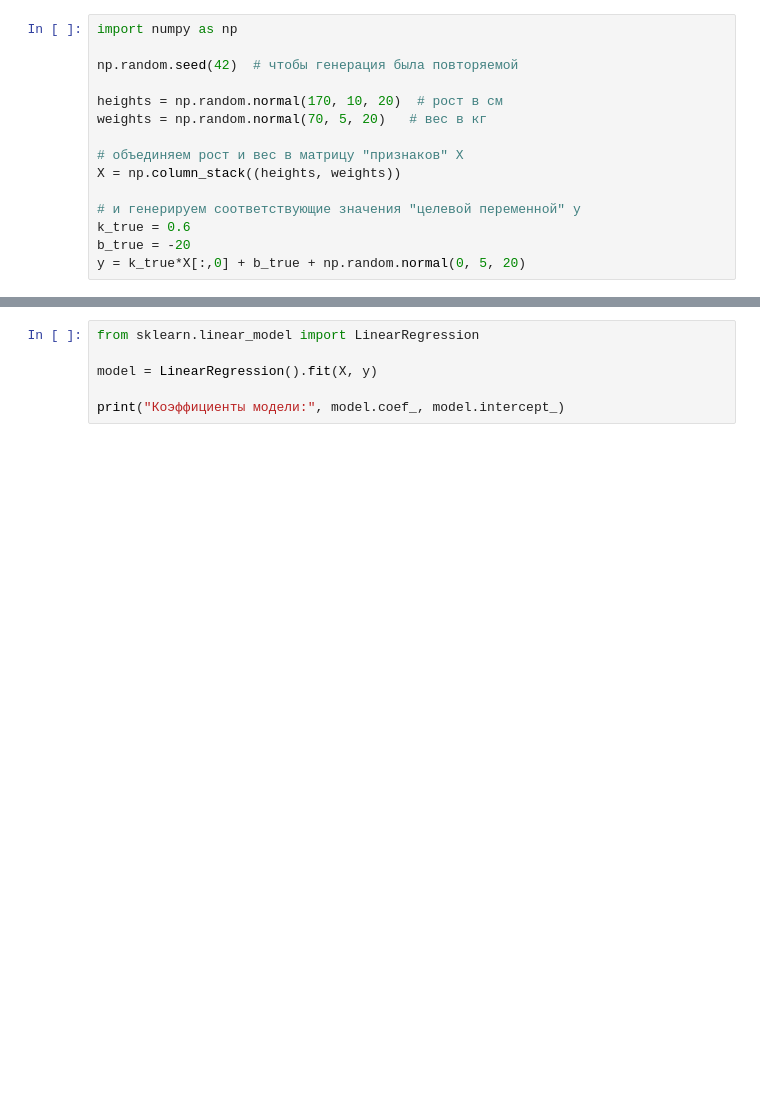
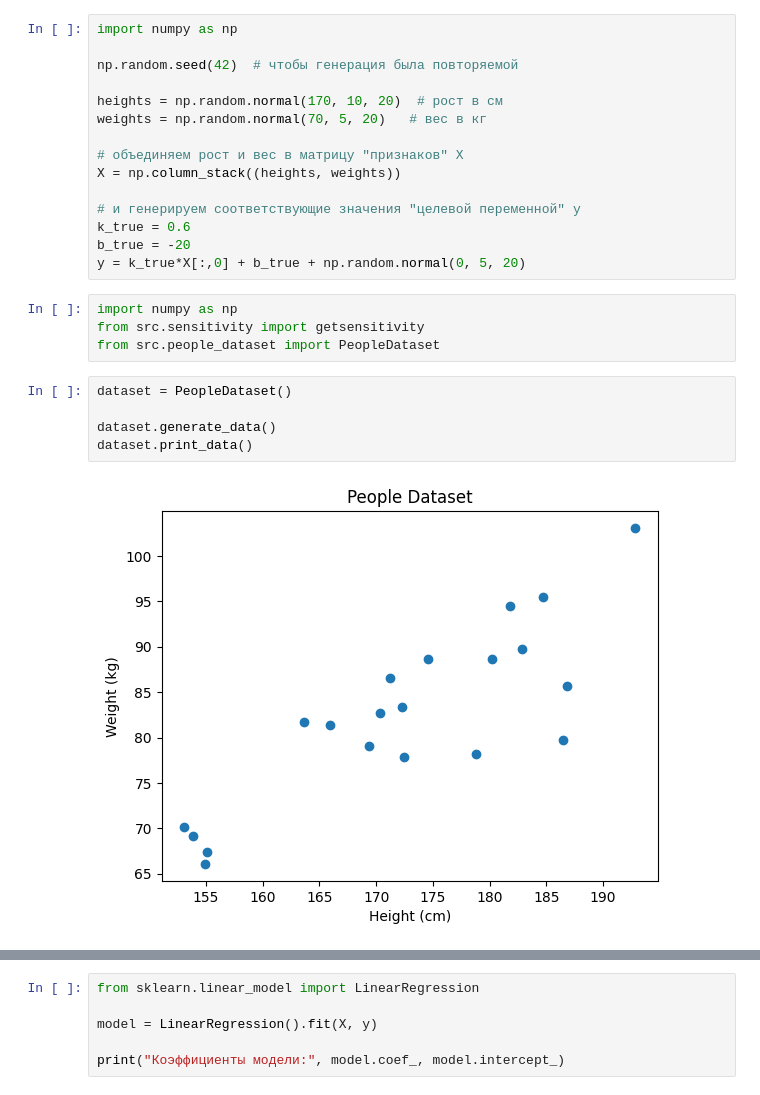
Before and after one commit to IsaevRustam/DiffprivateLR, a Jupyter notebook: diploma.ipynb, the cells around one changed output, grey strips where cells are left out. Saved outputs shown, nothing was run; the diff lists cells and outputs as text; blank space fills up the shorter version.

```diff
--- a/diploma.ipynb
+++ b/diploma.ipynb
@@ -15,3 +15,14 @@ X = np.column_stack((heights, weights))
 k_true = 0.6
 b_true = -20
 y = k_true*X[:,0] + b_true + np.random.normal(0, 5, 20)
+# %%
+import numpy as np
+from src.sensitivity import getsensitivity
+from src.people_dataset import PeopleDataset
+# %%
+dataset = PeopleDataset()
+
+dataset.generate_data()
+dataset.print_data()
+# %% [output]
+[figure, added]
```
Also changed, not shown: parts of 5 cells of this notebook.
